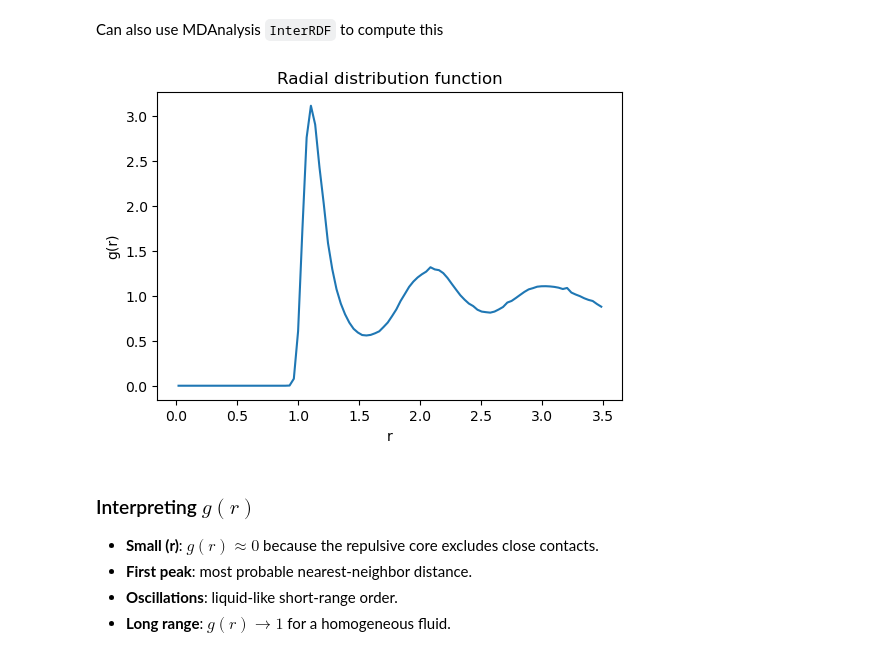
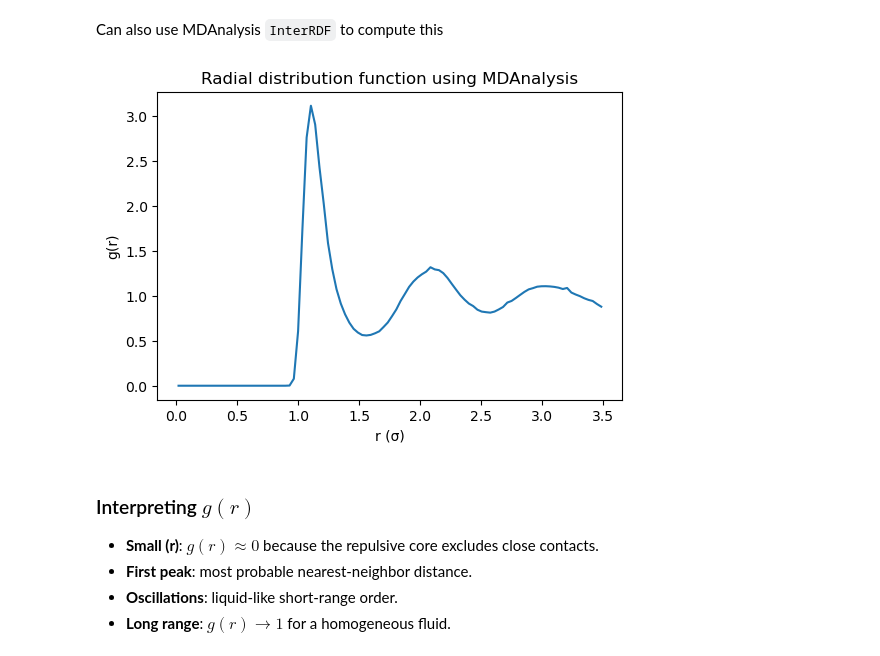
Before and after one commit to mccullaghlab/mccullaghlab.github.io, a Jupyter notebook: Chemistry_Lessons_Jupyter_Notebooks/_build/jupyter_execute/computational_chemistry/hands_on_activities/lj_fluid_mdanalysis_lesson.ipynb, the cells around one changed output. Drawn from its saved outputs; the diff is of its cells as text; code cells hidden in the pictures.

```diff
--- a/Chemistry_Lessons_Jupyter_Notebooks/_build/jupyter_execute/computational_chemistry/hands_on_activities/lj_fluid_mdanalysis_lesson.ipynb
+++ b/Chemistry_Lessons_Jupyter_Notebooks/_build/jupyter_execute/computational_chemistry/hands_on_activities/lj_fluid_mdanalysis_lesson.ipynb
@@ -266,36 +286,37 @@ import MDAnalysis as mda
 from MDAnalysis.analysis.rdf import InterRDF
 import matplotlib.pyplot as plt
 from MDAnalysis.transformations.boxdimensions import set_dimensions
 
 u = mda.Universe("lj_fluid.pdb", "lj_fluid.xyz")
 # Need to add box information to trajectory
 u.trajectory.add_transformations(
     set_dimensions(np.array([sim.box_length, sim.box_length, sim.box_length, 90.0, 90.0, 90.0], dtype=np.float32))
 )
 # all particles
 atoms = u.atoms
 
 rdf = InterRDF(
     atoms,
     atoms,
     nbins=100,
     range=(0.0, 3.5),
     norm="rdf",
     exclusion_block=(1, 1),
 )
 
 rdf.run()
 
 r = rdf.results.bins
 g_r = rdf.results.rdf
 
+plt.figure(figsize=(6, 4))
 plt.plot(r, g_r)
-plt.xlabel("r")
+plt.xlabel("r (σ)")
 plt.ylabel("g(r)")
-plt.title("Radial distribution function")
+plt.title("Radial distribution function using MDAnalysis")
 plt.show()
 # %% [output]
-[figure, old version]
+[figure, new version]
 # %% [markdown]
 ### Interpreting $g(r)$
 
```
Also changed, not shown: parts of 4 cells of this notebook, 14 other files.
